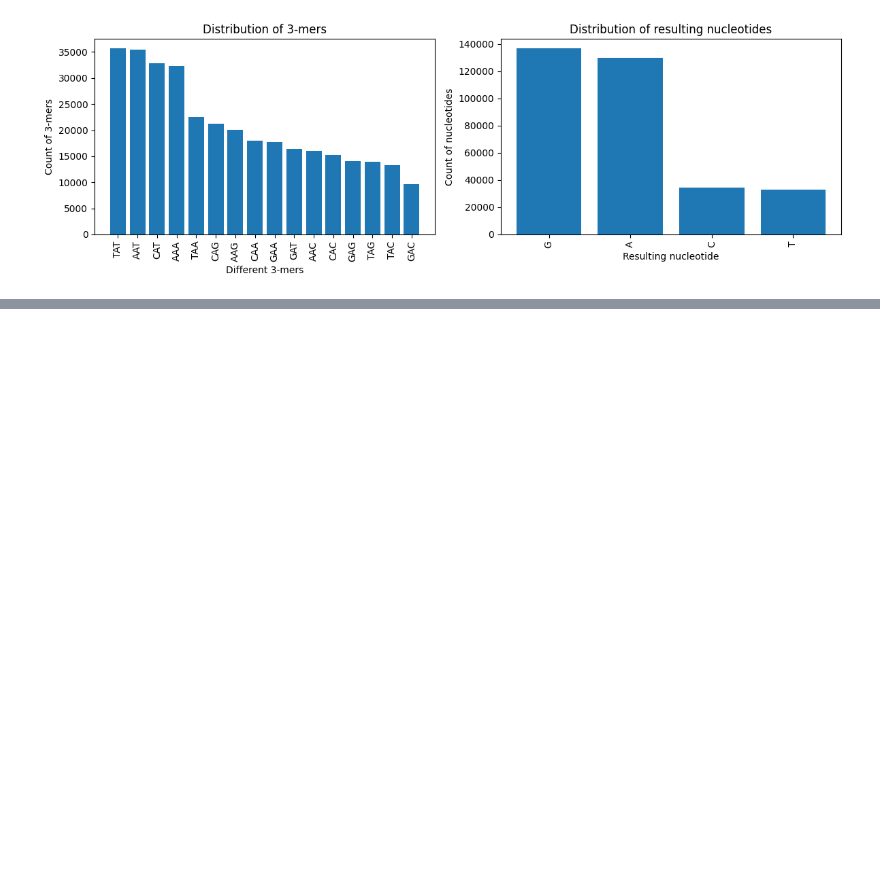
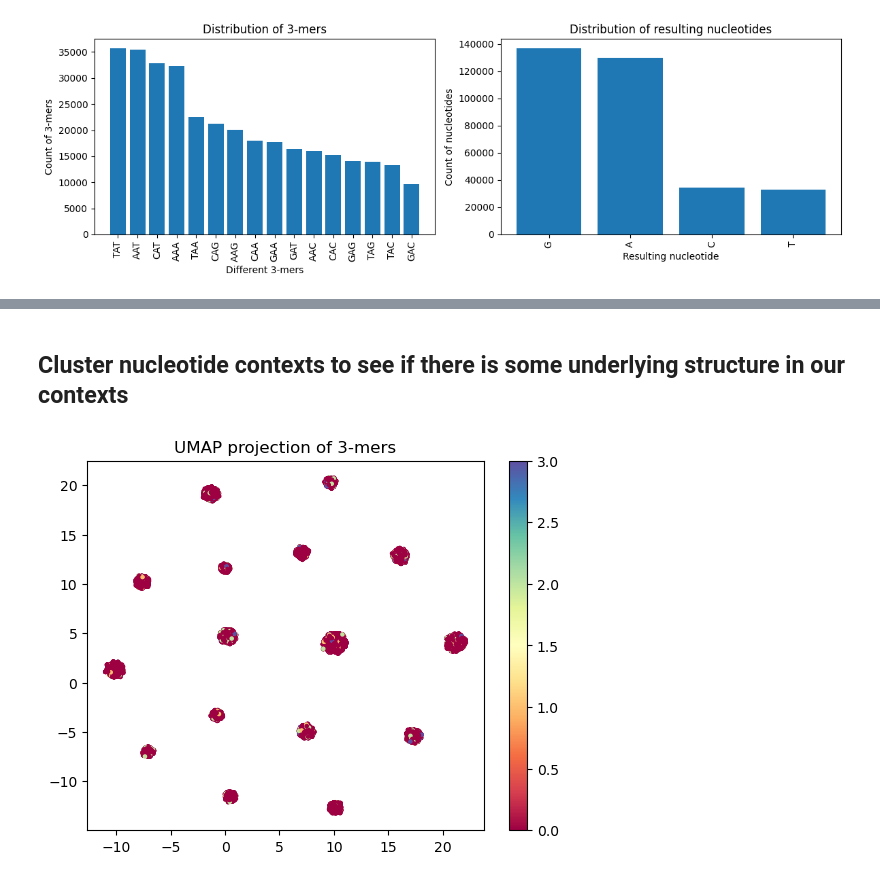
Before and after one commit to grnimrod/mutation-probs-nn, a Jupyter notebook: src/experiments.ipynb, the cells around one changed output, grey strips where cells are left out. Cells and saved outputs as stored; diff of their text form; code cells hidden in the pictures; blank space fills up the shorter version.

```diff
--- a/src/experiments.ipynb
+++ b/src/experiments.ipynb
@@ -183,0 +243,19 @@ plot_distr(df)
+# %% [markdown]
+## Cluster nucleotide contexts to see if there is some underlying structure in our contexts
+# %%
+import umap
+
+
+X_train, y_train, X_val, y_val, X_test, Y_test = load_splits("3sA")
+
+y_train = torch.argmax(y_train, dim=1)
+
+reducer = umap.UMAP(n_neighbors=15, min_dist=0.1, metric='euclidean')
+embedding = reducer.fit_transform(X_train)
+
+plt.scatter(embedding[:, 0], embedding[:, 1], c=y_train, cmap='Spectral', s=5)
+plt.colorbar()
+plt.title('UMAP projection of 3-mers')
+plt.show()
+# %% [output]
+[figure, added]
```
Also changed, not shown: parts of 13 cells of this notebook, 3 other files.
